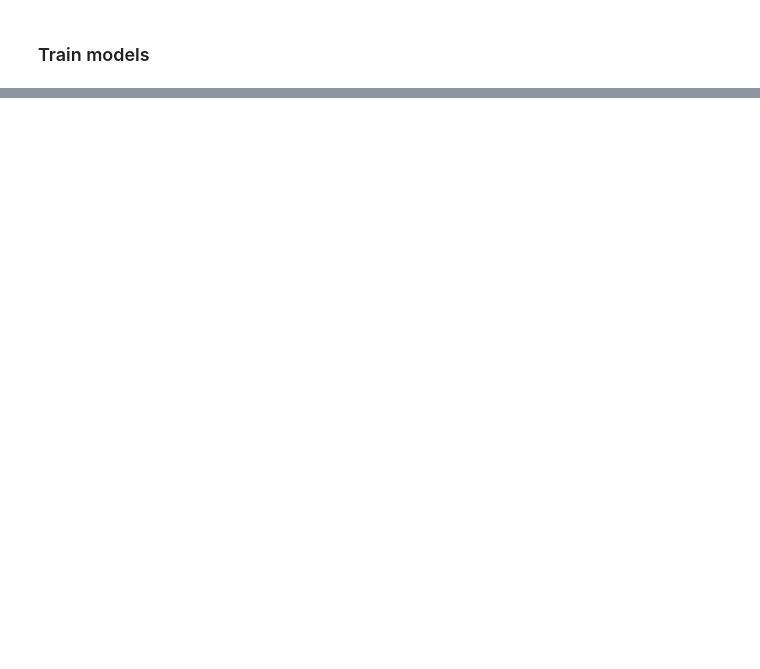
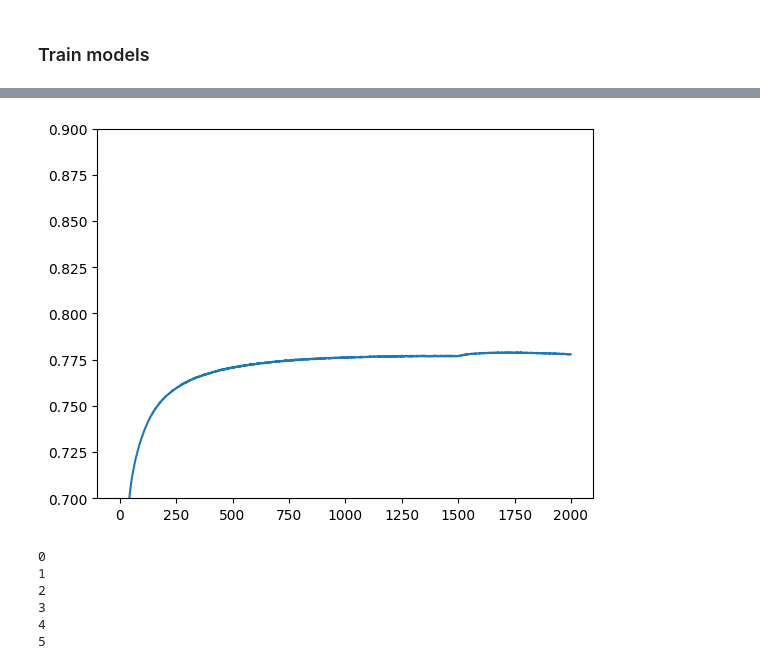
Before and after one commit to Kissyfur/pigment-retrieval-from-olci, a Jupyter notebook: notebooks/training_and_validation/training and evaluation.ipynb, the cells around one changed output, grey strips where cells are left out. Cells and saved outputs as stored; diff of their text form; code cells hidden in the pictures; blank space fills up the shorter version.

```diff
--- a/notebooks/training_and_validation/training and evaluation.ipynb
+++ b/notebooks/training_and_validation/training and evaluation.ipynb
@@ -1534,0 +410,15 @@ pd.DataFrame([mets_test_th_mini[hp_name] for hp_name in hp],
+# %%
+models['bilstm'] = {}
+# %%
+model_configs = [
+    {"dims": [2], 'output_dim': 1, 'dropout': 0.0, 'reg_factor': 0.0001, 'model_name': 'xxs', 'loss':'mse'},
+    {"dims": [2], 'output_dim': 1, 'dropout': 0.1, 'reg_factor': 0.001, 'model_name': 'xxs_drop', 'loss':'mse'},
+    {"dims": [4], 'output_dim': 1, 'dropout': 0.0, 'reg_factor': 0.0001, 'model_name': 'xs', 'loss':'mse'},
+    {"dims": [4], 'output_dim': 1, 'dropout': 0.1, 'reg_factor': 0.001, 'model_name': 'xs_drop', 'loss':'mse'},
+    {"dims": [8], 'output_dim': 1, 'dropout': 0.0, 'reg_factor': 0.0001, 'model_name': 's', 'loss':'mse'},
+    {"dims": [8], 'output_dim': 1, 'dropout': 0.1, 'reg_factor': 0.001, 'model_name': 's_drop', 'loss':'mse'},
+    {"dims": [2, 4], 'output_dim': 1, 'dropout': 0.0, 'reg_factor': 0.0001, 'model_name': 'm', 'loss':'mse'},
+    {"dims": [2, 4], 'output_dim': 1, 'dropout': 0.1, 'reg_factor': 0.001, 'model_name': 'm_drop', 'loss':'mse'},
+    {"dims": [4, 8], 'output_dim': 1, 'dropout': 0.0, 'reg_factor': 0.0001, 'model_name': 'l', 'loss':'mse'},
+    {"dims": [4, 8], 'output_dim': 1, 'dropout': 0.1, 'reg_factor': 0.001, 'model_name': 'l_drop', 'loss':'mse'}
+]
@@ -1534,0 +507,14 @@ pd.DataFrame([mets_test_th_mini[hp_name] for hp_name in hp],
+# %%
+models_pigment = {}
+for pig in pigments:
+    models_pigment[pig] = {}
+    for fold in range(6):
+        pig_short = pigments_to_short[pig]
+        models_pigment[pig][fold] = keras.models.load_model(f"../../model/cross_validation/bilstm_{pig_short}_fold_{fold}_{version}.h5")
+# %%
+def load_concatenated_model(fold, version, output_dim=13):
+    pigment_models = []
+    for pig in pigments:
+        pig_short = pigments_to_short[pig]
+        pigment_models.append(keras.models.load_model(f"../../model/cross_validation/bilstm_{pig_short}_fold_{fold}_{version}.h5"))
+    return concatenate(pigment_models, output_dim, model_name='concatenated_model', activation='linear')
@@ -1534,0 +591,8 @@ pd.DataFrame([mets_test_th_mini[hp_name] for hp_name in hp],
+# %%
+line = np.mean([np.mean([v.T['R2'] for v in CB[fold].values], axis=1) for fold in range(6)], axis=0)
+plt.plot(line)
+ax = plt.gca()
+ax.set_ylim([0.7, 0.9])
+plt.show()
+# %% [output]
+[figure, added]
@@ -1534,0 +605,13 @@ pd.DataFrame([mets_test_th_mini[hp_name] for hp_name in hp],
+# %%
+for fold in range(6):
+    print(fold)
+    models['bilstm'][fold].save(path_cv_models / f'bilstm_fold_{fold}_{version}.h5')
+    m_ = keras.models.load_model(f"../../model/cross_validation/bilstm_fold_{fold}_{version}.h5")
+    models['bilstm'][fold] = m_
+# %% [output]
+0
+1
+2
+3
+4
+5
```
Also changed, not shown: parts of 225 cells of this notebook.
